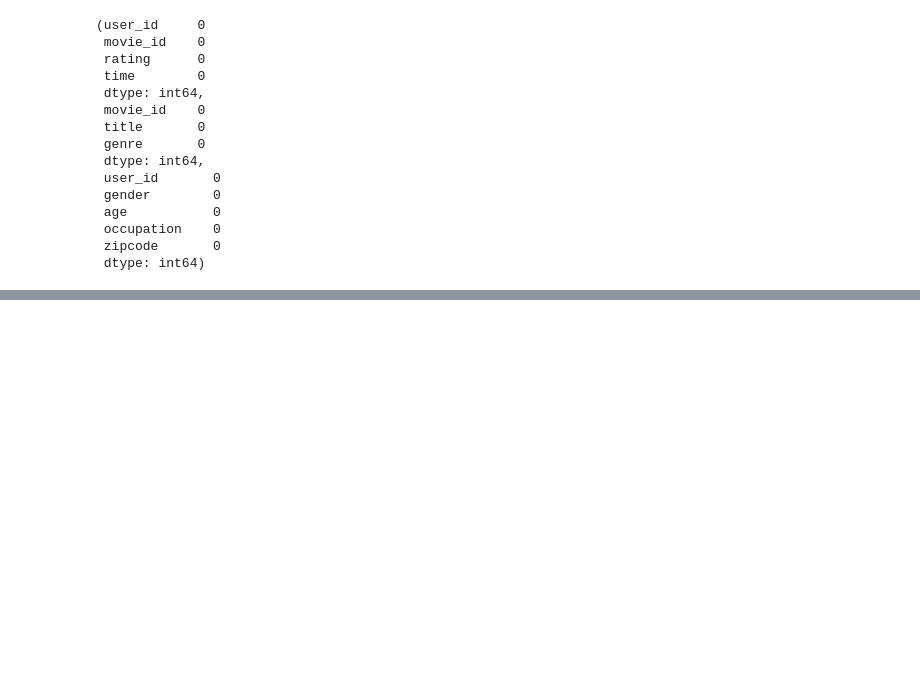
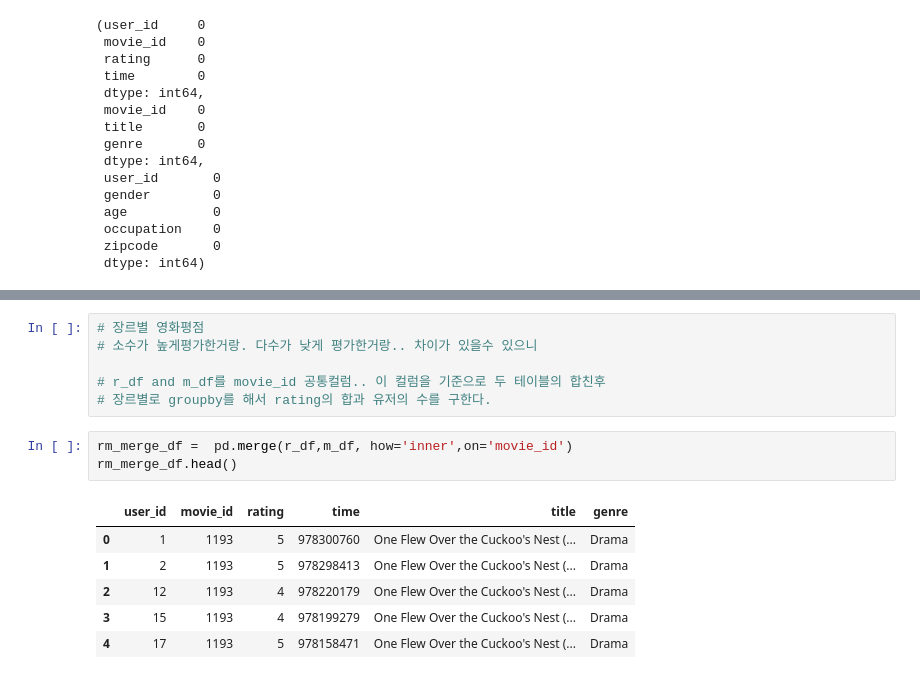
Before and after one commit to soxxun/python, a Jupyter notebook: 20220406/20220406.ipynb, the cells around one changed output, grey strips where cells are left out. Saved outputs shown, nothing was run; the diff lists cells and outputs as text; blank space fills up the shorter version.

```diff
--- a/20220406/20220406.ipynb
+++ b/20220406/20220406.ipynb
@@ -82,0 +108,16 @@ len(m_df['movie_id'].unique())
+# %%
+# 장르별 영화평점
+# 소수가 높게평가한거랑. 다수가 낮게 평가한거랑.. 차이가 있을수 있으니
+
+# r_df and m_df를 movie_id 공통컬럼.. 이 컬럼을 기준으로 두 테이블의 합친후
+# 장르별로 groupby를 해서 rating의 합과 유저의 수를 구한다.
+# %%
+rm_merge_df =  pd.merge(r_df,m_df, how='inner',on='movie_id')
+rm_merge_df.head()
+# %% [output]
+|  | user_id | movie_id | rating | time | title | genre |
+| 0 | 1 | 1193 | 5 | 978300760 | One Flew Over the Cuckoo's Nest (... | Drama |
+| 1 | 2 | 1193 | 5 | 978298413 | One Flew Over the Cuckoo's Nest (... | Drama |
+| 2 | 12 | 1193 | 4 | 978220179 | One Flew Over the Cuckoo's Nest (... | Drama |
+| 3 | 15 | 1193 | 4 | 978199279 | One Flew Over the Cuckoo's Nest (... | Drama |
+| 4 | 17 | 1193 | 5 | 978158471 | One Flew Over the Cuckoo's Nest (... | Drama |
```
Also changed, not shown: parts of 9 cells of this notebook.
